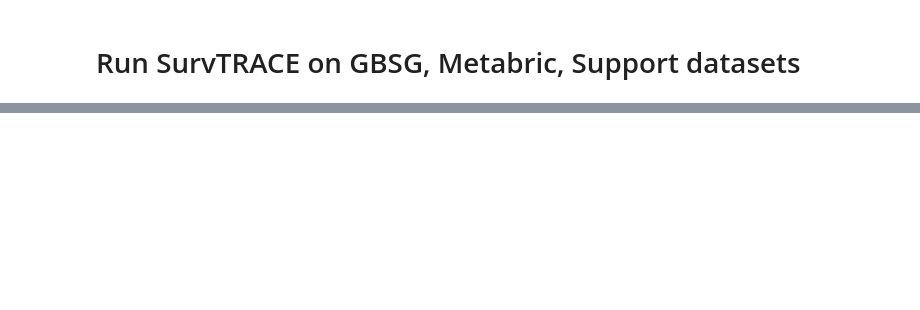
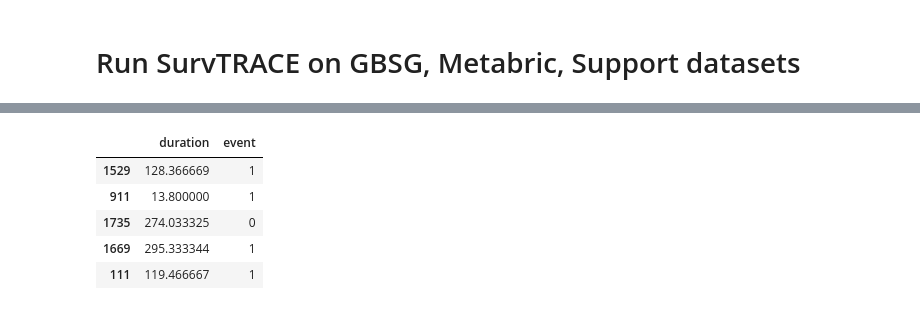
Before and after one commit to youhs4554/TRANS-TFI, a Jupyter notebook: experiments/survtrace_experiments.ipynb, the cells around one changed output, grey strips where cells are left out. Saved outputs shown, nothing was run; the diff lists cells and outputs as text; code cells hidden in the pictures; blank space fills up the shorter version.

```diff
--- a/experiments/survtrace_experiments.ipynb
+++ b/experiments/survtrace_experiments.ipynb
@@ -243,0 +214,9 @@ test_label_data_res.head()
+# %%
+df_y_test.head(5)
+# %% [output]
+|  | duration | event |
+| 1529 | 128.366669 | 1 |
+| 911 | 13.800000 | 1 |
+| 1735 | 274.033325 | 0 |
+| 1669 | 295.333344 | 1 |
+| 111 | 119.466667 | 1 |
```
Also changed, not shown: parts of 16 cells of this notebook, 6 other files.
